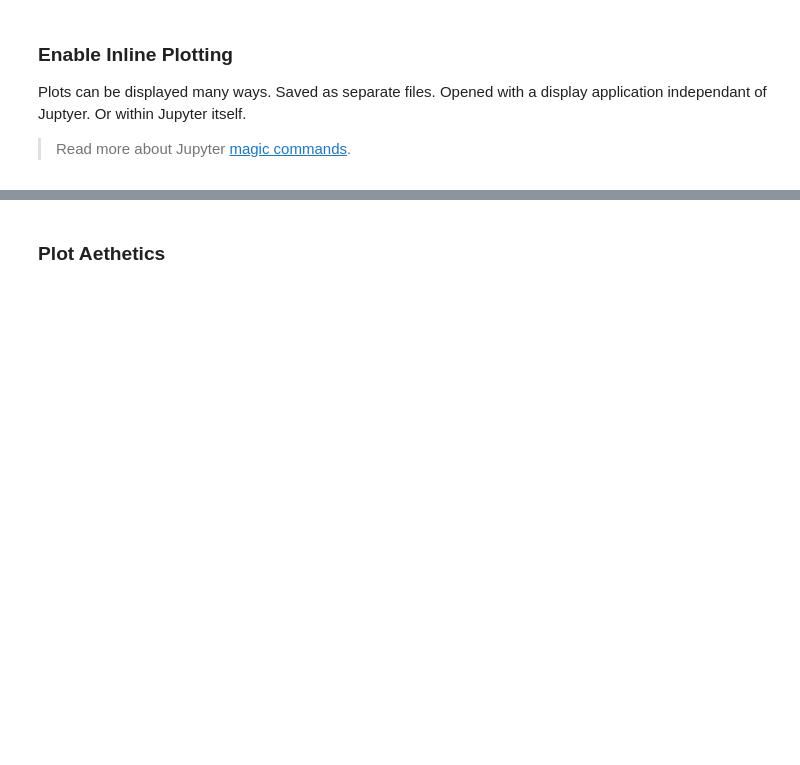
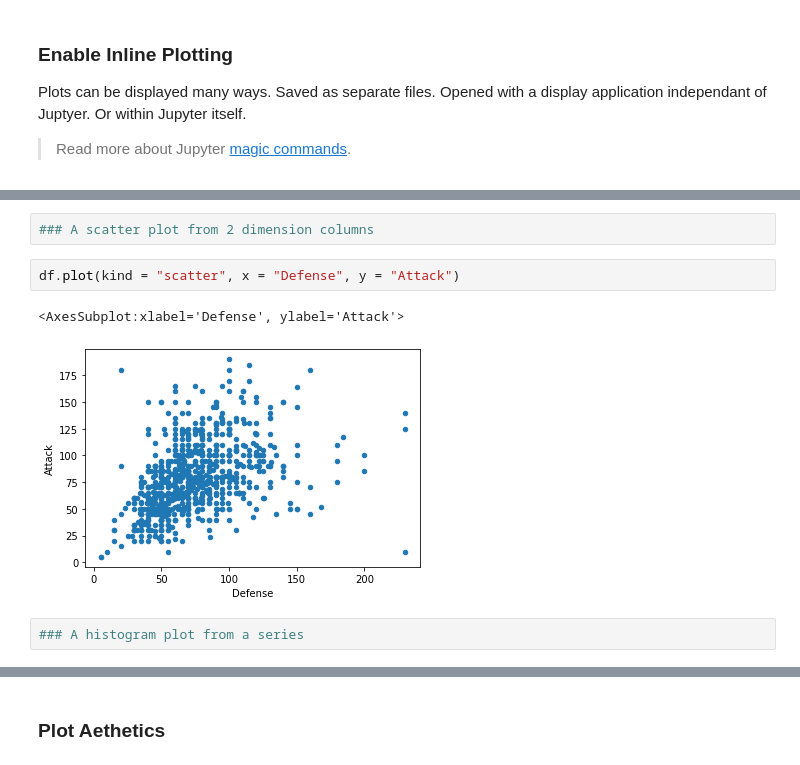
Before and after one commit to dyerrington/odscwest-dv-python, a Jupyter notebook: notebooks/01_pandas_plotting.ipynb, the cells around one changed output, grey strips where cells are left out. Drawn from its saved outputs; the diff is of its cells as text; blank space fills up the shorter version.

```diff
--- a/notebooks/01_pandas_plotting.ipynb
+++ b/notebooks/01_pandas_plotting.ipynb
@@ -64,0 +113,9 @@ Generally, both series and DataFrame objects in Pandas offer the opportunity to
+# %%
+### A scatter plot from 2 dimension columns
+# %%
+df.plot(kind = "scatter", x = "Defense", y = "Attack")
+# %% [output]
+<AxesSubplot:xlabel='Defense', ylabel='Attack'>
+[figure, added]
+# %%
+### A histogram plot from a series
```
Also changed, not shown: parts of 31 cells of this notebook, 1 other file.
